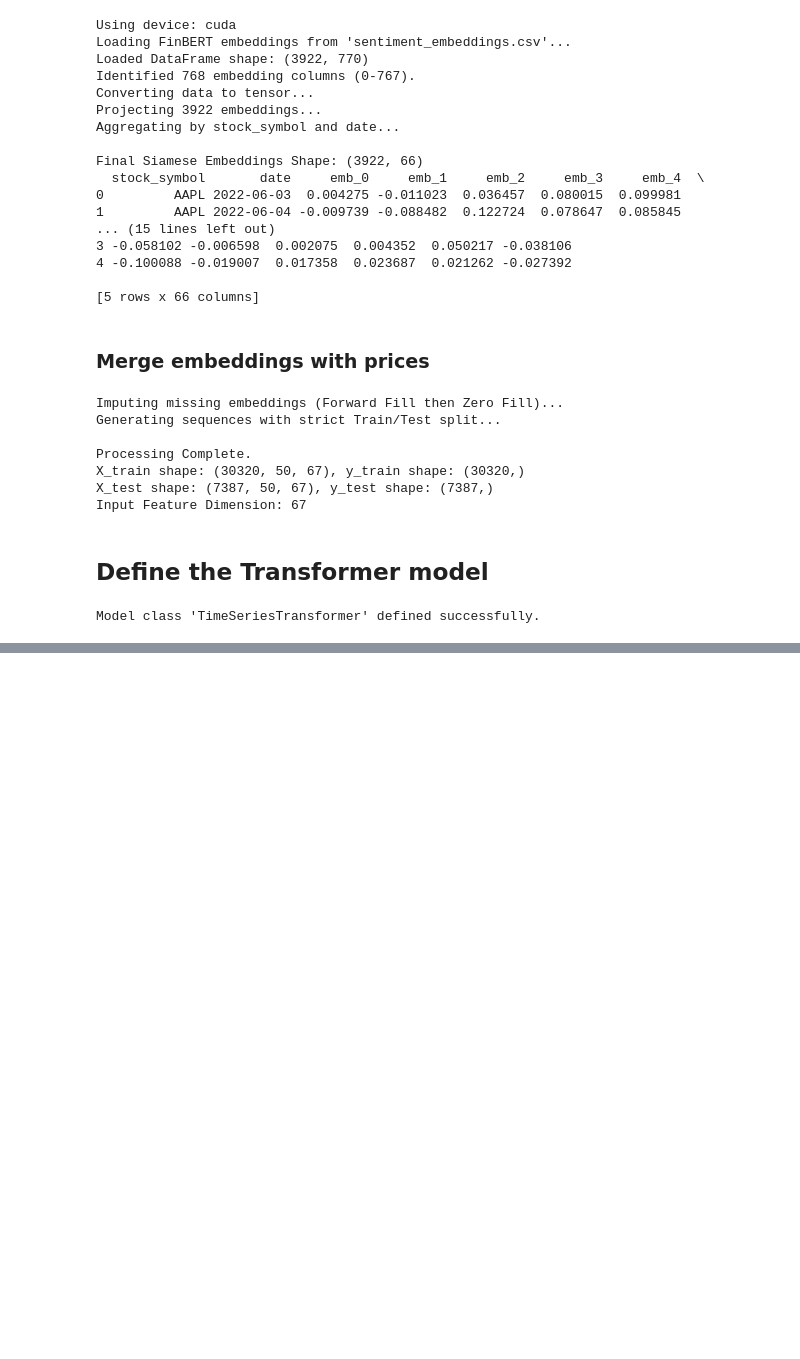
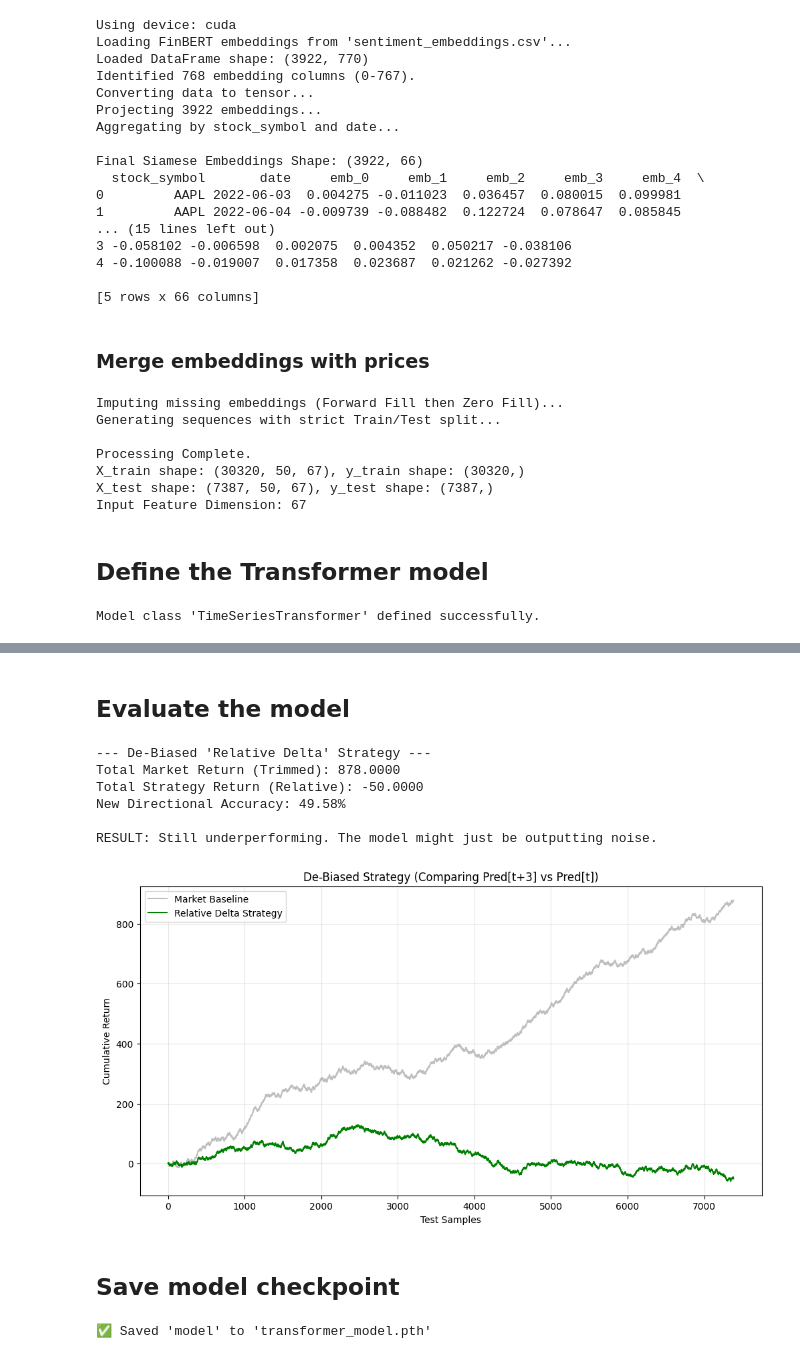
Before and after one commit to hkmamike/market-encoder, a Jupyter notebook: fnspid_siamese_keep.ipynb, the cells around one changed output, grey strips where cells are left out. Cells and saved outputs as stored; diff of their text form; code cells hidden in the pictures; blank space fills up the shorter version.

```diff
--- a/fnspid_siamese_keep.ipynb
+++ b/fnspid_siamese_keep.ipynb
@@ -1916,0 +1914,2 @@ R2 Score: 0.957867
+# %% [markdown]
+## Evaluate the model
@@ -1916,0 +1964,77 @@ R2 Score: 0.957867
+# %%
+import numpy as np
+import matplotlib.pyplot as plt
+
+# Parameters
+H = horizon  # 3
+
+# 1. Align Predictions (Compare Pred[t] vs Pred[t-H])
+# We lose the first H data points because we don't have a 'previous prediction' for them.
+pred_future = test_predictions[H:]      # Prediction for T+3 (made at T)
+pred_past   = test_predictions[:-H]     # Prediction for T   (made at T-3)
+
+# 2. Generate Signal
+# If Future Prediction > Past Prediction -> Model expects growth relative to its own baseline
+relative_signal = np.sign(pred_future - pred_past)
+
+# 3. Align Actual Moves
+# We need the actual market moves corresponding to 'pred_future'
+# actual_diff is (Target - Last_Known), aligned with test_predictions.
+actual_moves_aligned = actual_moves[H:]
+
+# 4. Calculate Returns
+# Market Baseline (Buy and Hold) for this trimmed period
+market_pnl_trimmed = actual_moves_aligned
+
+# Strategy PnL
+strategy_pnl_relative = relative_signal * actual_moves_aligned
+
+# 5. Metrics
+total_market_return_trim = np.sum(market_pnl_trimmed)
+total_strategy_return_rel = np.sum(strategy_pnl_relative)
+
+# Directional Accuracy of this new signal
+# Check if the relative signal matched the actual market direction
+actual_direction_trimmed = np.sign(actual_moves_aligned)
+new_dir_accuracy = np.mean(relative_signal == actual_direction_trimmed)
+
+print(f"--- De-Biased 'Relative Delta' Strategy ---")
+print(f"Total Market Return (Trimmed): {total_market_return_trim:.4f}")
+print(f"Total Strategy Return (Relative): {total_strategy_return_rel:.4f}")
+print(f"New Directional Accuracy: {new_dir_accuracy:.2%}")
+
+if total_strategy_return_rel > total_market_return_trim:
+    print("\nRESULT: SUCCESS! The relative strategy OUTPERFORMS the market. The model has hidden alpha!")
+else:
+    print("\nRESULT: Still underperforming. The model might just be outputting noise.")
+
+# 6. Visualize
+plt.figure(figsize=(12, 6))
+plt.plot(np.cumsum(market_pnl_trimmed), label='Market Baseline', color='gray', alpha=0.5)
+plt.plot(np.cumsum(strategy_pnl_relative), label='Relative Delta Strategy', color='green')
+plt.title(f'De-Biased Strategy (Comparing Pred[t+{H}] vs Pred[t])')
+plt.xlabel('Test Samples')
+plt.ylabel('Cumulative Return')
+plt.legend()
+plt.grid(True, alpha=0.3)
+plt.show()
+# %% [output]
+--- De-Biased 'Relative Delta' Strategy ---
+Total Market Return (Trimmed): 878.0000
+Total Strategy Return (Relative): -50.0000
+New Directional Accuracy: 49.58%
+
+RESULT: Still underperforming. The model might just be outputting noise.
+[figure, added]
+# %% [markdown]
+## Save model checkpoint
+# %%
+import torch
+
+if 'model' in globals():
+    torch.save(model.state_dict(), 'transformer_model.pth')
+    print("✅ Saved 'model' to 'transformer_model.pth'")
+else:
+    print("⚠️ 'model' variable not found.")
+# %% [output]
+✅ Saved 'model' to 'transformer_model.pth'
```
Also changed, not shown: parts of 6 cells of this notebook.
